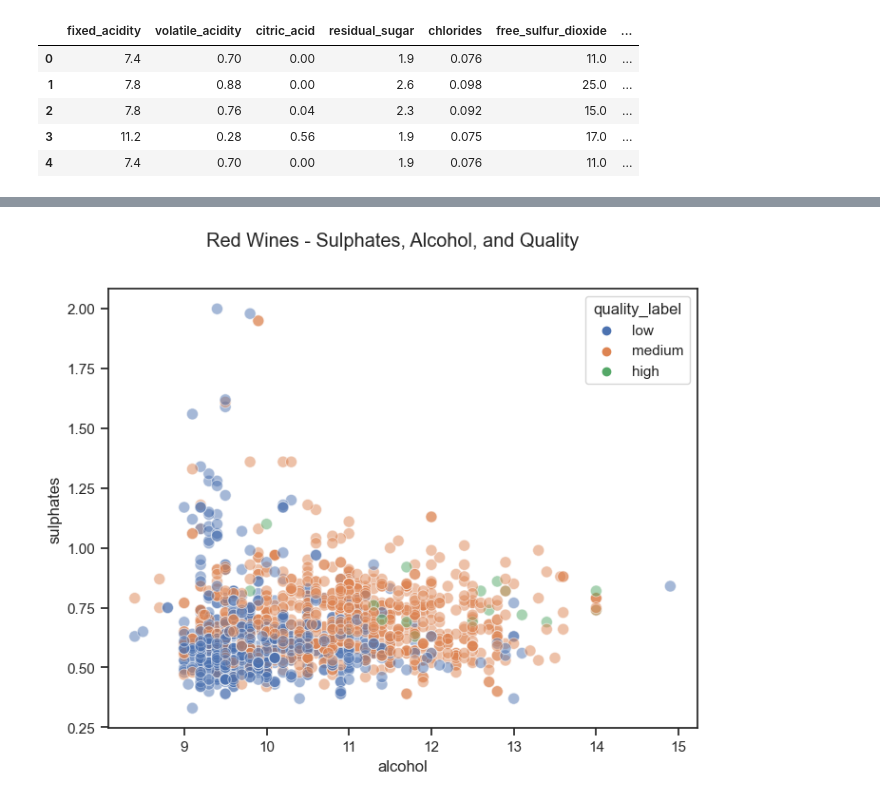
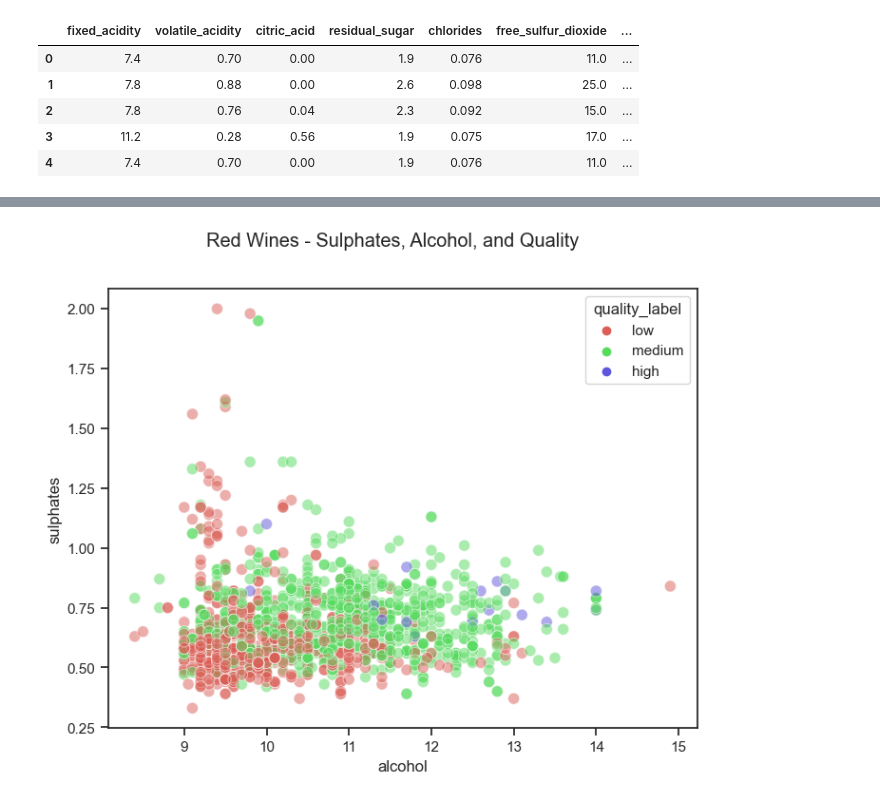
Before and after one commit to cdb8675309/Sprint-2, a Jupyter notebook: P2_S2.ipynb, the cells around one changed output, grey strips where cells are left out. Drawn from its saved outputs; the diff is of its cells as text; code cells hidden in the pictures.

```diff
--- a/P2_S2.ipynb
+++ b/P2_S2.ipynb
@@ -337,9 +331,9 @@ red_wine.head()
 # %%
 #scatterplot of redwine, sulphates, alcohol
 #use s= to set scatterplot dot size
 plt.figure(figsize=(8,6))
-sns.scatterplot(data=red_wine, x='alcohol', y='sulphates', hue='quality_label', alpha=0.5, s=75 )
+sns.scatterplot(data=red_wine, x='alcohol', y='sulphates', hue='quality_label', palette='hls', alpha=0.5, s=75 )
 plt.suptitle('Red Wines - Sulphates, Alcohol, and Quality')
 plt.show()
 # %% [output]
-[figure, old version]
+[figure, new version]
```
Also changed, not shown: parts of 3 cells of this notebook.
